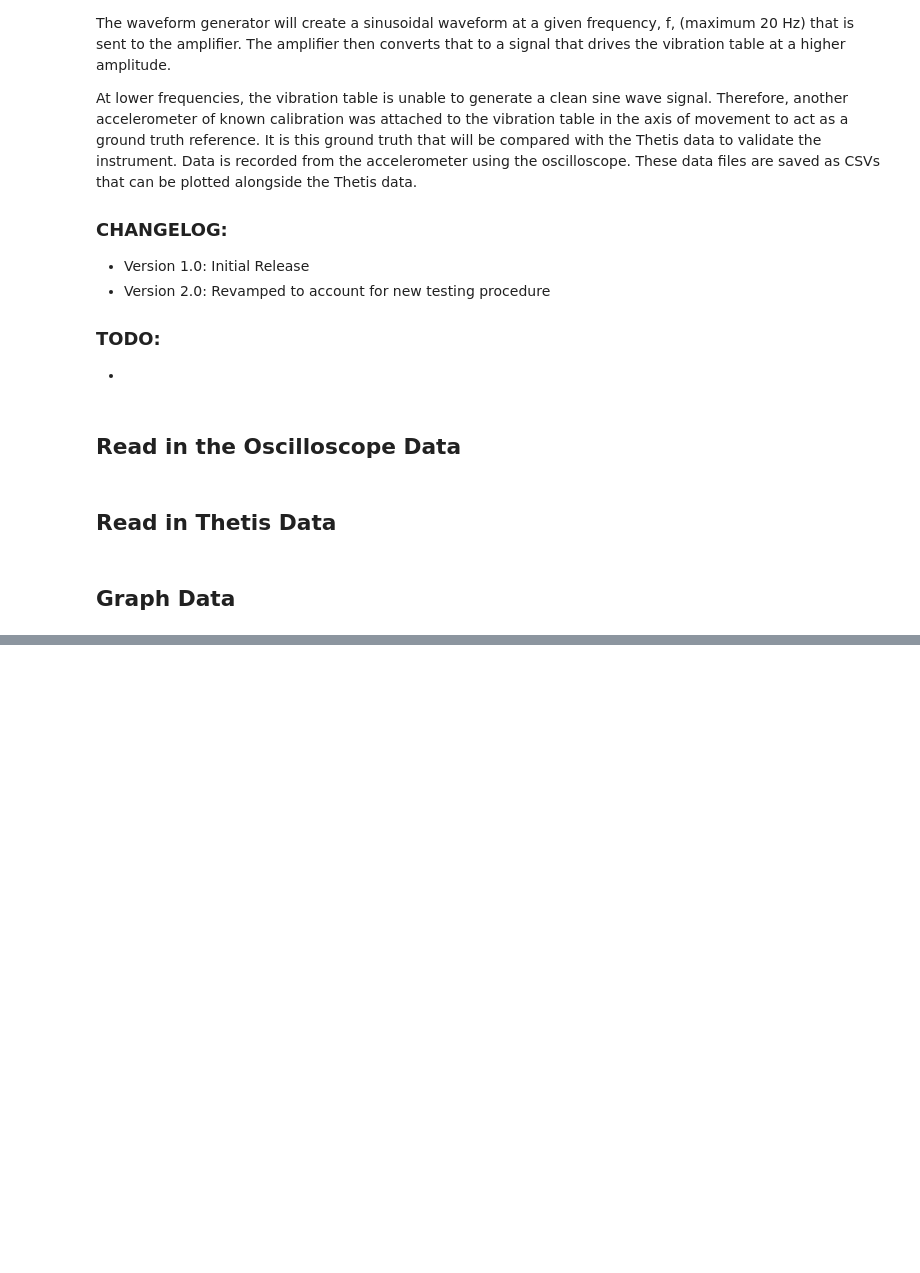
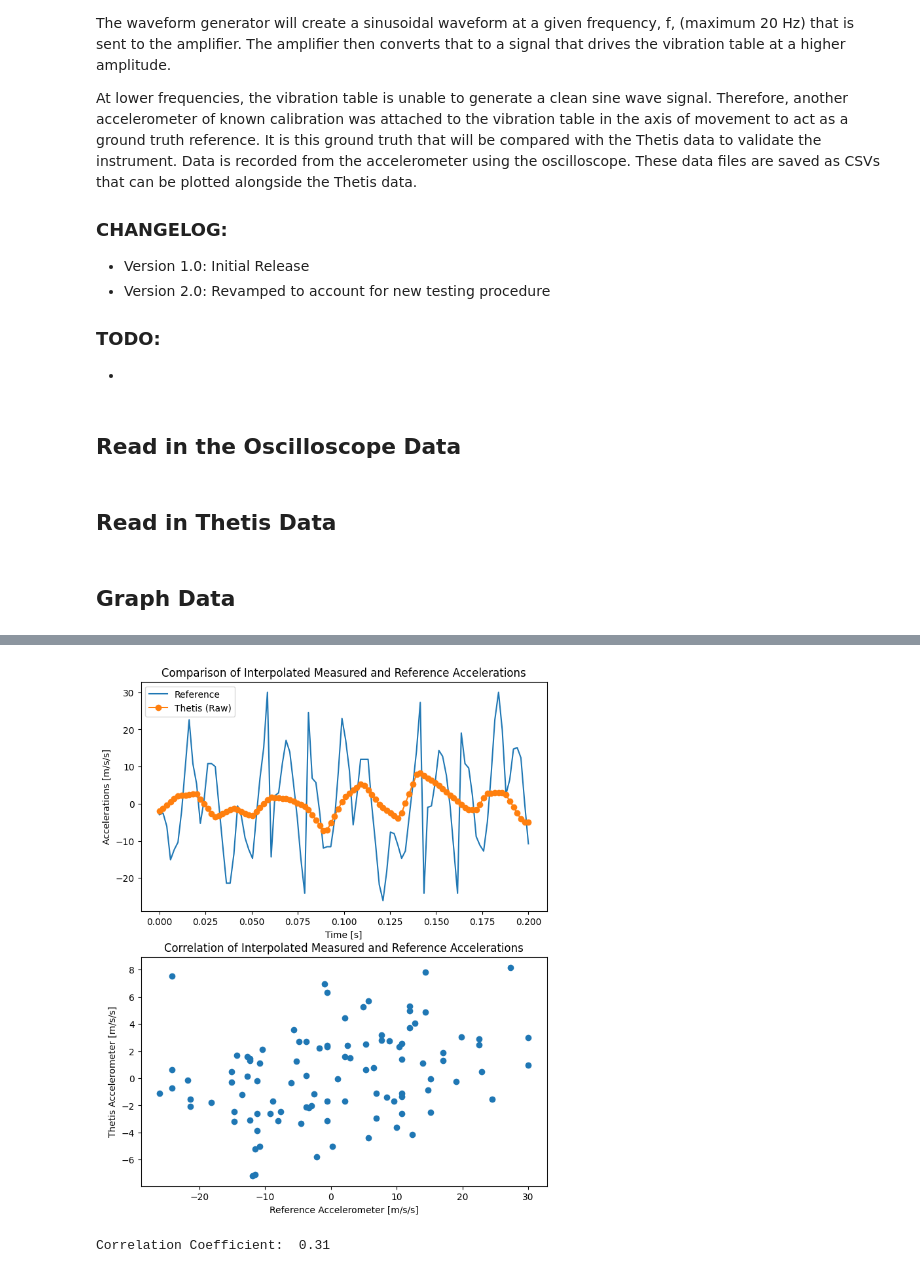
Before and after one commit to Legohead259/Thetis-Scripts, a Jupyter notebook: vibration_validation/accelerometer_validation.ipynb, the cells around one changed output, grey strips where cells are left out. Cells and saved outputs as stored; diff of their text form; code cells hidden in the pictures; blank space fills up the shorter version.

```diff
--- a/vibration_validation/accelerometer_validation.ipynb
+++ b/vibration_validation/accelerometer_validation.ipynb
@@ -107,0 +119,35 @@ Average Sample Rate:  110.83123425692695
+# %%
+# Create an interpolated time series vector from [0, max(x_ref)] of 50 values
+x_interp = np.linspace(0, max(df.time), 100)
+
+# Interpolate the different time series
+scope_accel_interp = np.interp(x_interp, df.time, scope_accel)
+raw_accel_data_interp = np.interp(x_interp, x_meas, raw_accel_data[START_INDEX:END_INDEX])
+# print(scope_accel_interp)
+# print(raw_accel_data_interp)
+
+# Plot interpolated time series
+fig_comp_interp = plt.figure(3, figsize=(8,10))
+ax_comp_interp = fig_comp_interp.add_subplot(2,1,1)
+ax_comp_interp.set_title("Comparison of Interpolated Measured and Reference Accelerations")
+ax_comp_interp.plot(x_interp, scope_accel_interp)
+ax_comp_interp.plot(x_interp, raw_accel_data_interp, 'o-')
+ax_comp_interp.set_xlabel("Time [s]")
+ax_comp_interp.set_ylabel("Accelerations [m/s/s]")
+ax_comp_interp.legend(["Reference", "Thetis (Raw)"])
+
+ax_corr = fig_comp_interp.add_subplot(2,1,2)
+ax_corr.set_title("Correlation of Interpolated Measured and Reference Accelerations")
+ax_corr.plot(scope_accel_interp, raw_accel_data_interp, 'o')
+ax_corr.set_xlabel("Reference Accelerometer [m/s/s]")
+ax_corr.set_ylabel("Thetis Accelerometer [m/s/s]")
+plt.show()
+
+# Calculate correlation coefficients
+accel_mat = np.array([scope_accel_interp, raw_accel_data_interp])
+# print(accel_mat)
+corrcoef = np.corrcoef(accel_mat)
+print("Correlation Coefficient: ", round(corrcoef[0,1],2))
+# %% [output]
+[figure, added]
+Correlation Coefficient:  0.31
```
Also changed, not shown: parts of 5 cells of this notebook.
